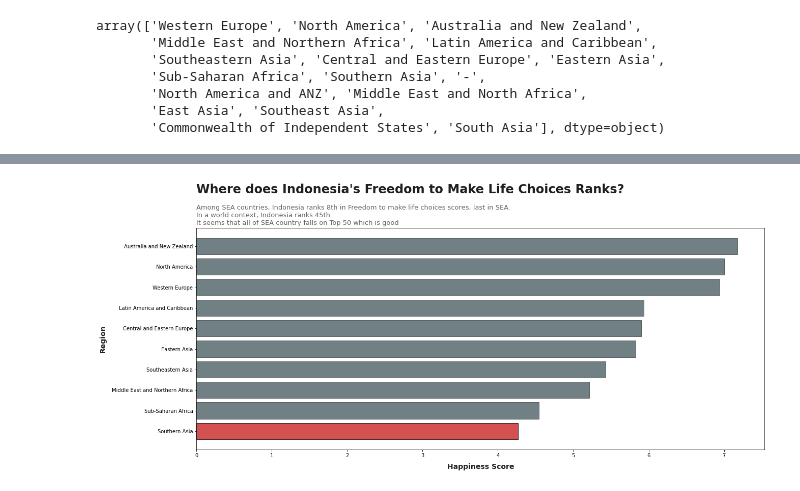
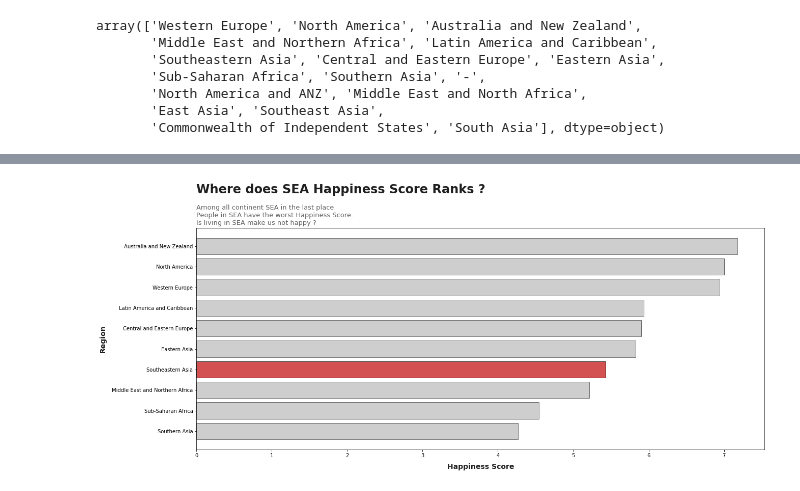
Before and after one commit to ragilhadi/world-happiness-report, a Jupyter notebook: Indonesia And SEA World Happiness Report.ipynb, the cells around one changed output, grey strips where cells are left out. Drawn from its saved outputs; the diff is of its cells as text; code cells hidden in the pictures.

```diff
--- a/Indonesia And SEA World Happiness Report.ipynb
+++ b/Indonesia And SEA World Happiness Report.ipynb
@@ -110,7 +110,7 @@ columns_scaling = [
        'Generosity']
 new_columns_name = [
        'GDP per Capita', 'Social Support',
-       'Life Expectanc', 'Freedoms', 'Government Corruption',
+       'Life Expectancy', 'Freedoms', 'Trus Government',
        'Country Generosity']
 
 scaler = MinMaxScaler()
@@ -475,20 +484,20 @@ df_region_2022
 | 1 | Australia and New Zealand | 0.300092 | 1.876000 | 1.219000 | 0.678000 | 0.916216 | ... |
 # %%
 fig, ax = plt.subplots(figsize=(20, 8))
-bars_region_ranking = ax.barh(df_region_2022['Region'], df_region_2022['Happiness Score'],  color=colors_blue[0], alpha=0.6, edgecolor=colors_dark[0])
+bars_region_ranking = ax.barh(df_region_2022['Region'], df_region_2022['Happiness Score'],  color=colors_dark[3], alpha=0.6, edgecolor=colors_dark[0])
 
-bars_region_ranking[0].set_alpha(1)
-bars_region_ranking[0].set_color(colors_red[3])
-bars_region_ranking[0].set_edgecolor(colors_dark[0])
+bars_region_ranking[3].set_alpha(1)
+bars_region_ranking[3].set_color(colors_red[3])
+bars_region_ranking[3].set_edgecolor(colors_dark[0])
 
 xmin, xmax = ax.get_xlim()
 ymin, ymax = ax.get_ylim()
 
 ax.set_xlabel("Happiness Score", fontsize=14, labelpad=10, fontweight='bold', color=colors_dark[0])
 ax.set_ylabel("Region", fontsize=14, labelpad=10, fontweight='bold', color=colors_dark[0])
 
-plt.text(s="Where does Indonesia's Freedom to Make Life Choices Ranks?", ha='left', x=xmin, y=ymax*1.17, fontsize=24, fontweight='bold', color=colors_dark[0])
-plt.title("Among SEA countries, Indonesia ranks 8th in Freedom to make life choices scores, last in SEA.\nIn a world context, Indonesia ranks 45th.\nIt seems that all of SEA country falls on Top 50 which is good", loc='left', fontsize=13, color=colors_dark[2])
+plt.text(s="Where does SEA Happiness Score Ranks ?", ha='left', x=xmin, y=ymax*1.17, fontsize=24, fontweight='bold', color=colors_dark[0])
+plt.title("Among all continent SEA in the last place\nPeople in SEA have the worst Happiness Score.\nIs living in SEA make us not happy ?", loc='left', fontsize=13, color=colors_dark[2])
 plt.show()
 # %% [output]
-[figure, old version]
+[figure, new version]
```
Also changed, not shown: parts of 12 cells of this notebook.
